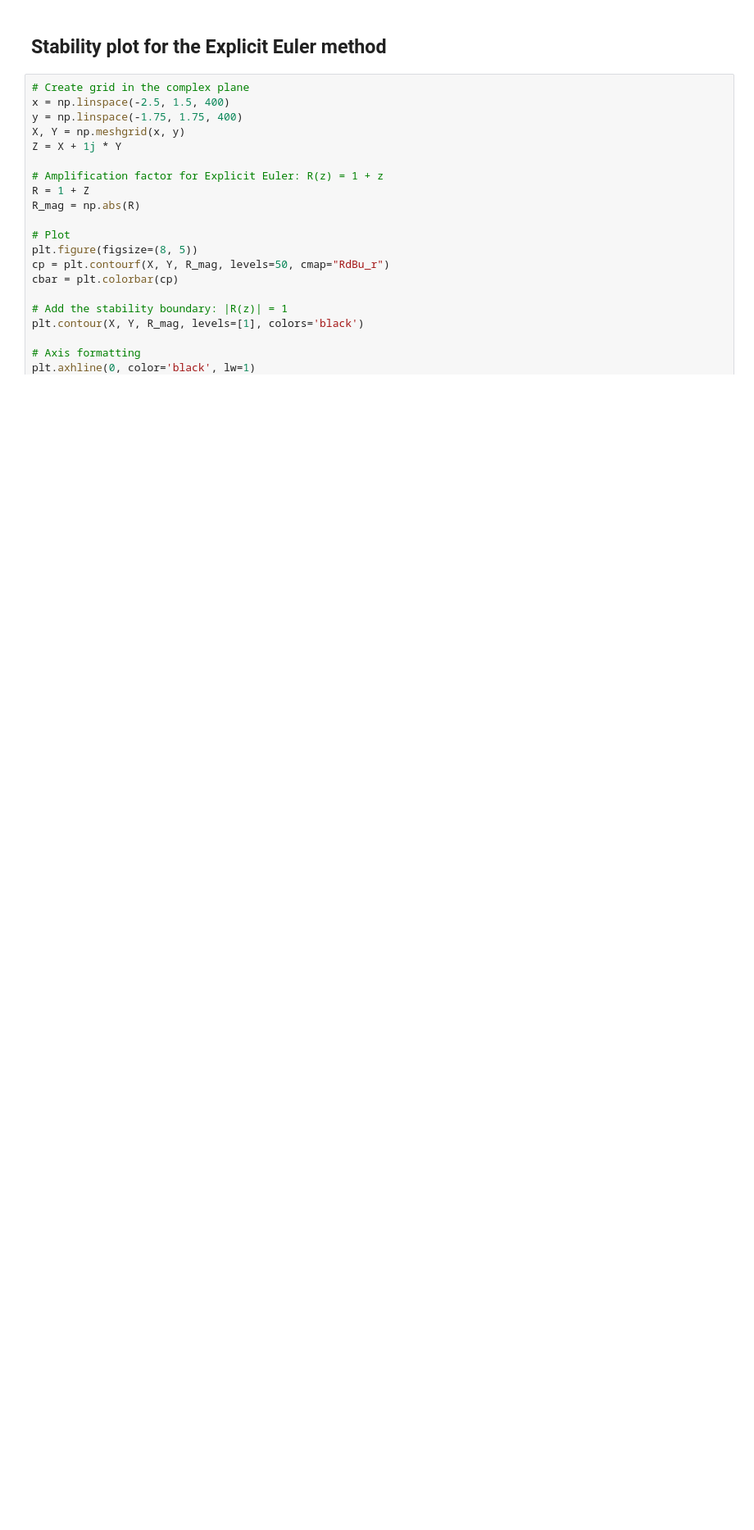
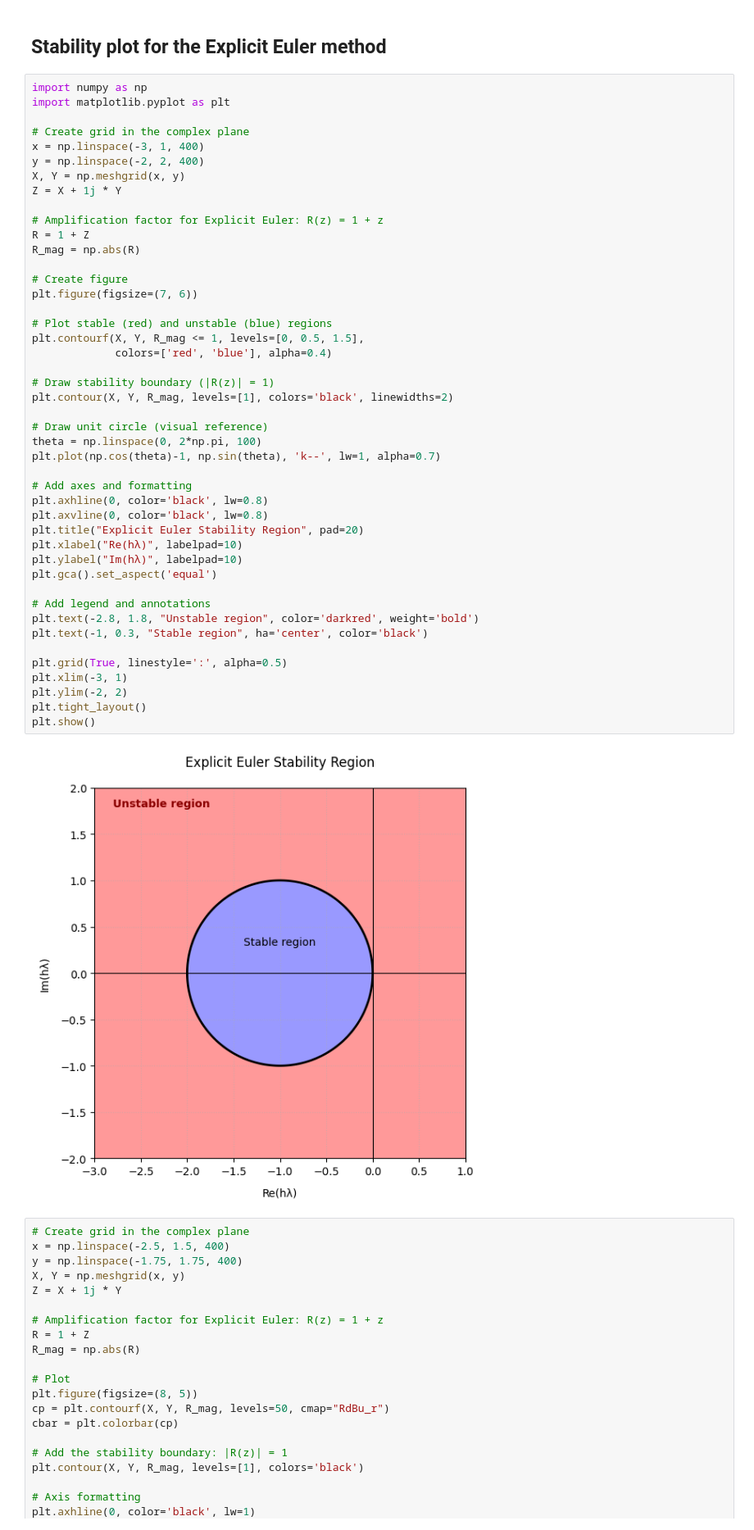
Before and after one commit to EuanCortes/02686-Project, a Jupyter notebook: 02_ExplicitODESolver.ipynb, the cells around one changed output. Shown at 82% size. Drawn from its saved outputs; the diff is of its cells as text; blank space fills up the shorter version.

```diff
--- a/02_ExplicitODESolver.ipynb
+++ b/02_ExplicitODESolver.ipynb
@@ -8,6 +8,53 @@ from TestProblems import prey_predator_model, van_der_pol_model, CSTR_3state_mod
 from Solvers import ExplicitEulerFixedSteps, ExplicitEulerAdaptiveStep, ImplicitEulerFixedStep
 # %% [markdown]
 ## Stability plot for the Explicit Euler method
+# %%
+import numpy as np
+import matplotlib.pyplot as plt
+
+# Create grid in the complex plane
+x = np.linspace(-3, 1, 400)
+y = np.linspace(-2, 2, 400)
+X, Y = np.meshgrid(x, y)
+Z = X + 1j * Y
+
+# Amplification factor for Explicit Euler: R(z) = 1 + z
+R = 1 + Z
+R_mag = np.abs(R)
+
+# Create figure
+plt.figure(figsize=(7, 6))
+
+# Plot stable (red) and unstable (blue) regions
+plt.contourf(X, Y, R_mag <= 1, levels=[0, 0.5, 1.5],
+             colors=['red', 'blue'], alpha=0.4)
+
+# Draw stability boundary (|R(z)| = 1)
+plt.contour(X, Y, R_mag, levels=[1], colors='black', linewidths=2)
+
+# Draw unit circle (visual reference)
+theta = np.linspace(0, 2*np.pi, 100)
+plt.plot(np.cos(theta)-1, np.sin(theta), 'k--', lw=1, alpha=0.7)
+
+# Add axes and formatting
+plt.axhline(0, color='black', lw=0.8)
+plt.axvline(0, color='black', lw=0.8)
+plt.title("Explicit Euler Stability Region", pad=20)
+plt.xlabel("Re(hλ)", labelpad=10)
+plt.ylabel("Im(hλ)", labelpad=10)
+plt.gca().set_aspect('equal')
+
+# Add legend and annotations
+plt.text(-2.8, 1.8, "Unstable region", color='darkred', weight='bold')
+plt.text(-1, 0.3, "Stable region", ha='center', color='black')
+
+plt.grid(True, linestyle=':', alpha=0.5)
+plt.xlim(-3, 1)
+plt.ylim(-2, 2)
+plt.tight_layout()
+plt.show()
+# %% [output]
+[figure, added]
 # %%
 # Create grid in the complex plane
 x = np.linspace(-2.5, 1.5, 400)
```
Also changed, not shown: parts of 1 cell of this notebook, 1 other file.
